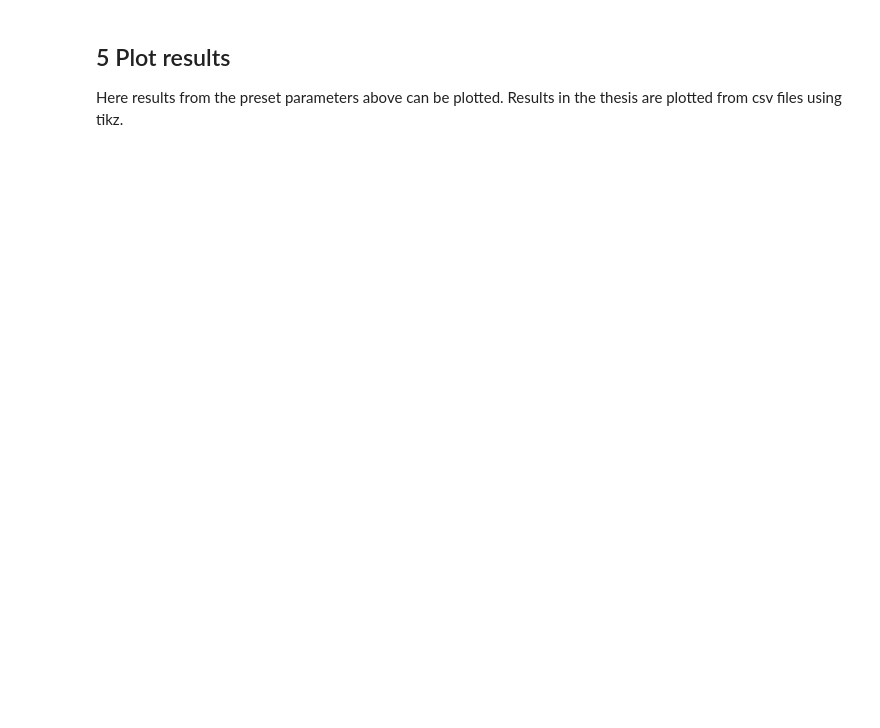
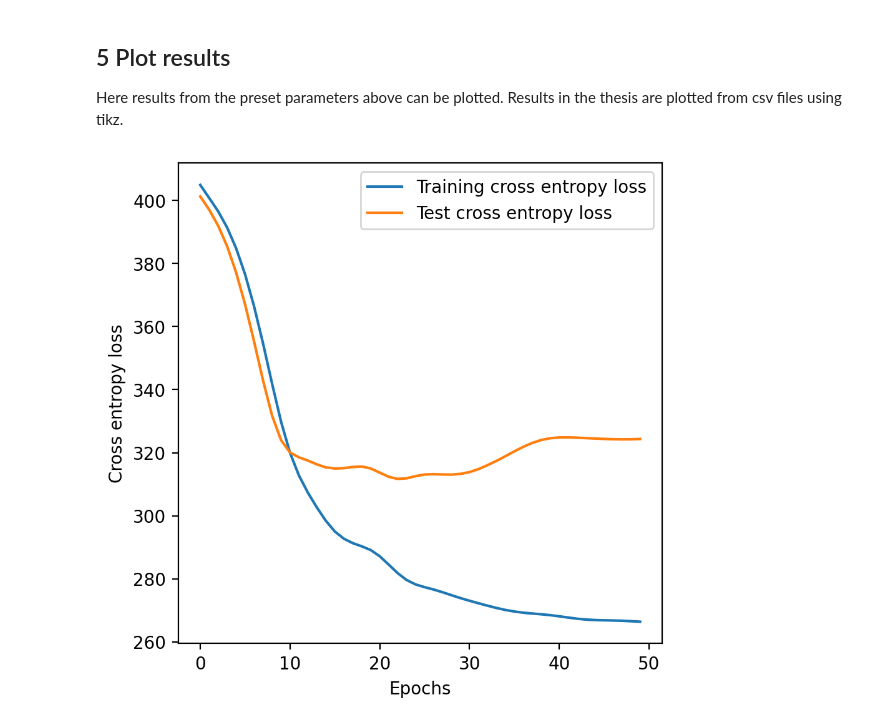
Before and after one commit to stereifberger/master-s-thesis-finished, a Jupyter notebook: implementation.ipynb, the cells around one changed output. Saved outputs shown, nothing was run; the diff lists cells and outputs as text; code cells hidden in the pictures; blank space fills up the shorter version.

```diff
--- a/implementation.ipynb
+++ b/implementation.ipynb
@@ -110,7 +124,7 @@ tra_ed_optimizer = torch.optim.AdamW(tra_ed_model.parameters(),lr=lr)
 # %% [markdown]
 # 4 Training
 # %%
-#criterion = nn.CrossEntropyLoss()
+criterion = nn.CrossEntropyLoss()
 # %% [markdown]
 ## 4.1 FFN Encoder-Decoder
 # %%
@@ -119,7 +144,7 @@ ffn_ed_model.to(device)                                                 # Load m
 #x_trai_nu_2 = [x_trai_nu[i][1:].tolist() for i in range(len(x_trai_nu))]
 # %%
 # Tain model and save results
-FFN_CELtrai, FFN_CELtest, FFN_ACCtrai, FFN_ACCtest = schedule.trai_model(model = ffn_ed_model,
+FFN_CELtrai, FFN_CELtest, FFN_ACCtrai, FFN_ACCtest = schedule.train_model(model = ffn_ed_model,
                                                                          dataloader_train = trai_dl_nu,
                                                                          dataloader_test = test_dl_nu,
                                                                          optimizer = ffn_ed_optimizer,
@@ -128,4 +153,4 @@ FFN_CELtrai, FFN_CELtest, FFN_ACCtrai, FFN_ACCtest = schedule.trai_model(model =
                                                                          device = device,
                                                                          max_y_length = max_y_length,
                                                                          y_train = y_trai)
-torch.save(ffn_ed_model.state_dict(), 'addition_model.pth')     # Save model
+torch.save(ffn_ed_model.state_dict(), 'addition_model.pth')
@@ -200,16 +305,16 @@ torch.cuda.empty_cache()    # Empt newly avaiable GPU memory
 ## 5 Plot results
 Here results from the preset parameters above can be plotted. Results in the thesis are plotted from csv files using tikz.
 # %%
-#Feedforward Network, Non-Deep, Medium Dataset, Cross Entropy Loss
+# Feedforward Network,  Medium Dataset, Cross Entropy Loss
 plt.figure(figsize=(5, 5), dpi=200)
-x_data = list(range(20))
-for y_value in np.arange(357, 365, 0.5):
-    plt.axhline(y=y_value, color='grey', linestyle='--', linewidth=1)
+x_data = list(range(50))
 prop = fm.FontProperties(fname='/usr/share/fonts/opentype/freefont/FreeSerif.otf')
-plt.plot(x_data, FFN_CELtrai, label='traiing cross entropy loss')
+plt.plot(x_data, FFN_CELtrai, label='Training cross entropy loss')
 plt.plot(x_data, FFN_CELtest, label='Test cross entropy loss')
 plt.xlabel('Epochs')
 plt.ylabel('Cross entropy loss')
 plt.legend()
 plt.show()
+# %% [output]
+[figure, added]
 # %%
```
Also changed, not shown: parts of 25 cells of this notebook, 7 other files.
